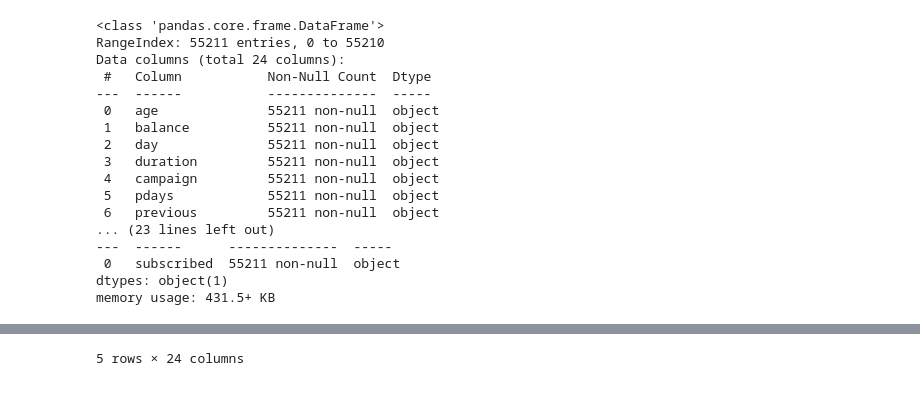
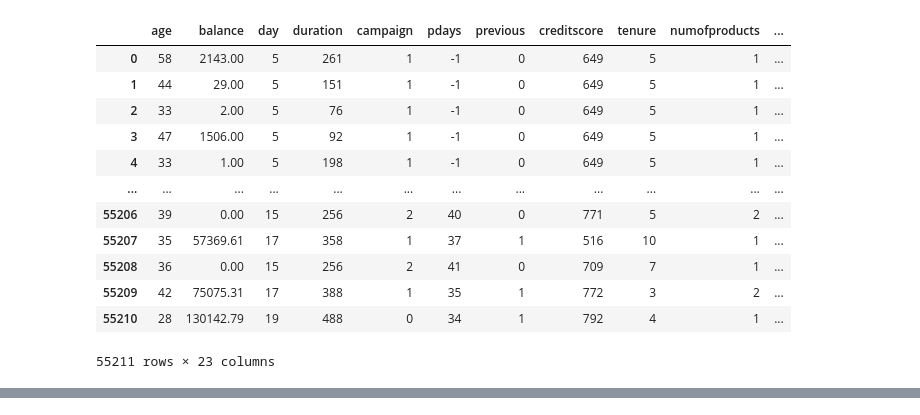
Before and after one commit to ChinSekYi/OpenAYEye, a Jupyter notebook: notebook/DATA_PREPROCESSING.ipynb, the cells around one changed output, grey strips where cells are left out. Saved outputs shown, nothing was run; the diff lists cells and outputs as text; code cells hidden in the pictures.

```diff
--- a/notebook/DATA_PREPROCESSING.ipynb
+++ b/notebook/DATA_PREPROCESSING.ipynb
@@ -3,30 +3,37 @@ import pandas as pd
 import numpy as np
 import warnings
 
+from sklearn.experimental import enable_iterative_imputer
+
 from sklearn.impute import SimpleImputer
-from sklearn.experimental import enable_iterative_imputer
 from sklearn.impute import IterativeImputer
 
 from sklearn.compose import ColumnTransformer
-from sklearn.impute import SimpleImputer, KNNImputer
+from sklearn.preprocessing import FunctionTransformer, MinMaxScaler, OneHotEncoder
+
 from sklearn.pipeline import Pipeline
-from sklearn.preprocessing import FunctionTransformer, MinMaxScaler, OneHotEncoder
+
+from sdv.datasets.demo import download_demo
 
 warnings.filterwarnings("ignore")
 
 def preprocess_data(
-		PATHS = ['data/bank-full.csv', "data/Churn_Modelling.csv"],
+		PATHS = ['../data/bank-full.csv', "../data/churn-modelling.csv"],
+		SYNTHETIC = ['credit'],
 		num_pipeline = Pipeline(steps=[("imputer", IterativeImputer(random_state=0)),]),
 		cat_pipeline = Pipeline(steps=[("imputer", SimpleImputer(strategy="most_frequent")),]),
 		label = 'subscribed'
 	):
 
-	df1 = pd.read_csv(PATHS[0], sep = ";", header = 0) #from UCI Bank Marketing
-	df2 = pd.read_csv(PATHS[1]).iloc[:, 3:]
-	# print(df2.head())
+	df1 = pd.read_csv(PATHS[0])
+	df2 = pd.read_csv(PATHS[1])
+	real_data, metadata = download_demo(
+		modality='single_table',
+		dataset_name='insurance'
+	)
 
-	df1.rename({i:i.lower() for i in df2.columns.values}, axis=1, inplace=True)
-	df2.rename({i:i.lower() for i in df2.columns.values}, axis=1, inplace=True)
+	# df1.rename({i:i.lower() for i in df2.columns.values}, axis=1, inplace=True)
+	# df2.rename({i:i.lower() for i in df2.columns.values}, axis=1, inplace=True)
 
 	#
 	dtype_dict = pd.DataFrame(pd.concat([df1.dtypes, (df2.dtypes)], axis=0))
@@ -41,56 +48,56 @@ def preprocess_data(
 	numerical_columns = merged_df.columns[np.invert(which_object)].values
 	all_columns = np.concatenate([numerical_columns, categorical_columns])
 
 	# Rearrange column sequence
 	merged_df = merged_df.loc[:, all_columns]
 	merged_df.reset_index(drop=True)
-	# merged_df[categorical_columns] = merged_df.loc[:, categorical_columns].astype('category')
+	merged_df[categorical_columns] = merged_df.loc[:, categorical_columns].astype('category')
 
 	#
-	cat_dtypes = merged_df.dtypes[categorical_columns]
-	num_dtypes = dtype_dict[numerical_columns]
-	dtype_dict = dict(num_dtypes) |  dict(cat_dtypes)
+	cat_dtypes = dict(merged_df.dtypes[categorical_columns])
+	num_dtypes = dict(dtype_dict[numerical_columns])
+	# print(dict(num_dtypes))
+	dtype_dict = num_dtypes | cat_dtypes
 
 	preprocessor = ColumnTransformer(transformers=[
 			("num_pipeline", num_pipeline, numerical_columns),
 			("cat_pipeline", cat_pipeline, categorical_columns),
 	])
 	# Apply transformation on dataset
 	processed_data = preprocessor.fit_transform(merged_df)
 
 	# Convert processed_data back to a DataFrame
 	processed_df = pd.DataFrame(processed_data, columns=all_columns)
 
 	# Convert numerical columns back to float
 	processed_df.loc[:, numerical_columns] = processed_df[numerical_columns].apply(pd.to_numeric)
-	processed_df.loc[:, categorical_columns] = processed_df[categorical_columns].astype('category')
-	# print(processed_df.loc[:, categorical_columns[0]])
 
-	feat_cols = [i for i in processed_df.columns if (i != 'subscribed' and i != 'exited')]
+	# processed_df.loc[:, numerical_columns].astype(num_dtypes)
+	processed_df = processed_df.astype(dtype_dict)
+
+	# feat_cols = [i for i in processed_df.columns if (i != 'subscribed' and i != 'exited' and i != 'customerid')]
+
+	feat_cols = processed_df.columns.drop(['subscribed', 'exited', 'customerid', 'surname', 'isactivemember'])
 
 	X = processed_df[feat_cols]
 	y = processed_df[[label]]
 
 	return X, y
 
 X, y = preprocess_data()
-X.info(), y.info()
-X.head()
+# X.columns
+X
 # %% [output]
+|  | age | balance | day | duration | campaign | pdays | previous | creditscore | tenure | numofproducts | ... |
+| 0 | 58 | 2143.00 | 5 | 261 | 1 | -1 | 0 | 649 | 5 | 1 | ... |
+| 1 | 44 | 29.00 | 5 | 151 | 1 | -1 | 0 | 649 | 5 | 1 | ... |
+| 2 | 33 | 2.00 | 5 | 76 | 1 | -1 | 0 | 649 | 5 | 1 | ... |
+| 3 | 47 | 1506.00 | 5 | 92 | 1 | -1 | 0 | 649 | 5 | 1 | ... |
+| 4 | 33 | 1.00 | 5 | 198 | 1 | -1 | 0 | 649 | 5 | 1 | ... |
+| ... | ... | ... | ... | ... | ... | ... | ... | ... | ... | ... | ... |
+| 55206 | 39 | 0.00 | 15 | 256 | 2 | 40 | 0 | 771 | 5 | 2 | ... |
+| 55207 | 35 | 57369.61 | 17 | 358 | 1 | 37 | 1 | 516 | 10 | 1 | ... |
+| 55208 | 36 | 0.00 | 15 | 256 | 2 | 41 | 0 | 709 | 7 | 1 | ... |
+| 55209 | 42 | 75075.31 | 17 | 388 | 1 | 35 | 1 | 772 | 3 | 2 | ... |
+| 55210 | 28 | 130142.79 | 19 | 488 | 0 | 34 | 1 | 792 | 4 | 1 | ... |
-<class 'pandas.core.frame.DataFrame'>
-RangeIndex: 55211 entries, 0 to 55210
-Data columns (total 24 columns):
- #   Column           Non-Null Count  Dtype
----  ------           --------------  -----
- 0   age              55211 non-null  object
- 1   balance          55211 non-null  object
- 2   day              55211 non-null  object
- 3   duration         55211 non-null  object
- 4   campaign         55211 non-null  object
- 5   pdays            55211 non-null  object
- 6   previous         55211 non-null  object
-... (23 lines left out)
----  ------      --------------  -----
- 0   subscribed  55211 non-null  object
-dtypes: object(1)
-memory usage: 431.5+ KB
+55211 rows × 23 columns
@@ -103 +103,0 @@ memory usage: 431.5+ KB
-5 rows × 24 columns
```
Also changed, not shown: parts of 5 cells of this notebook, 14 other files.
